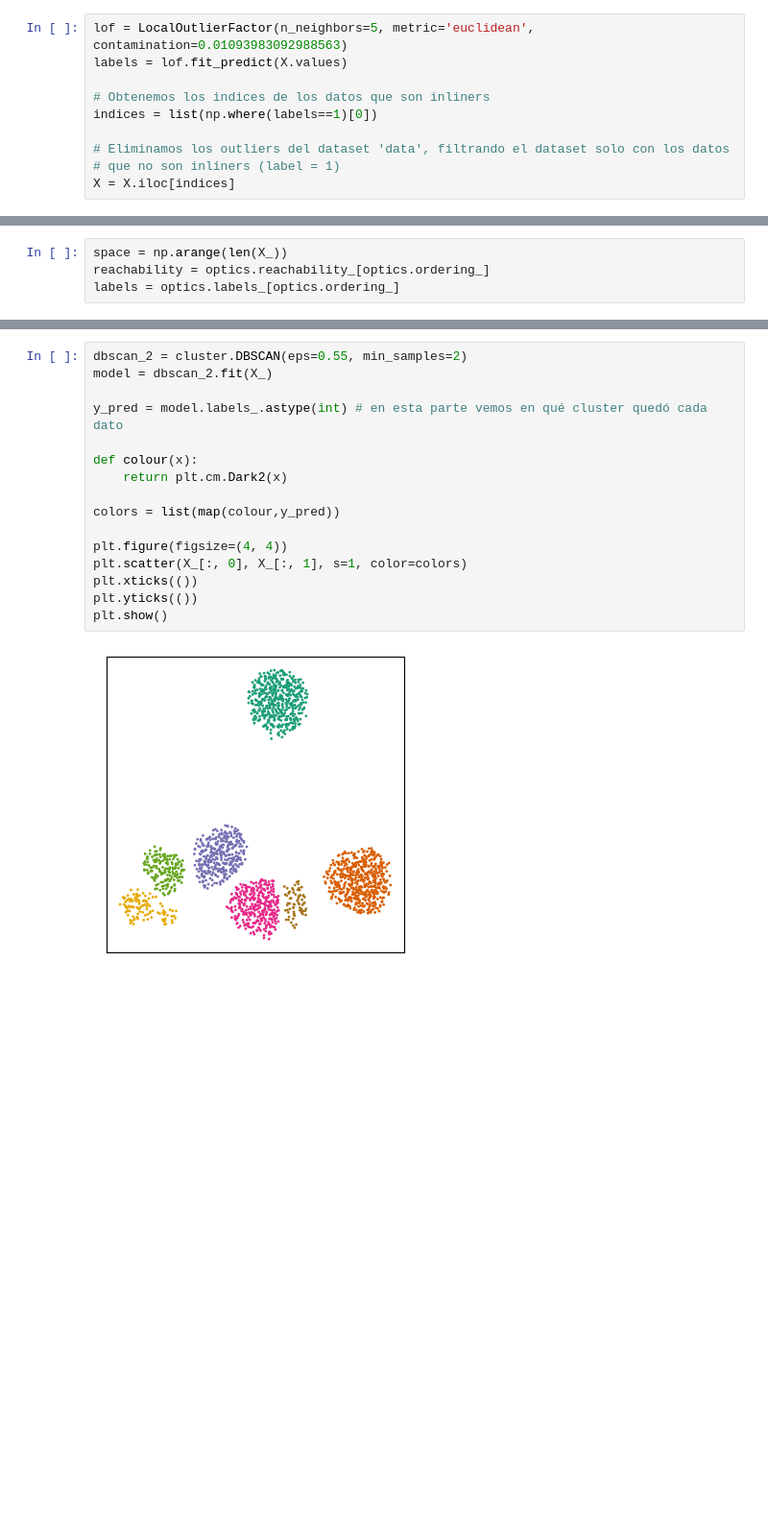
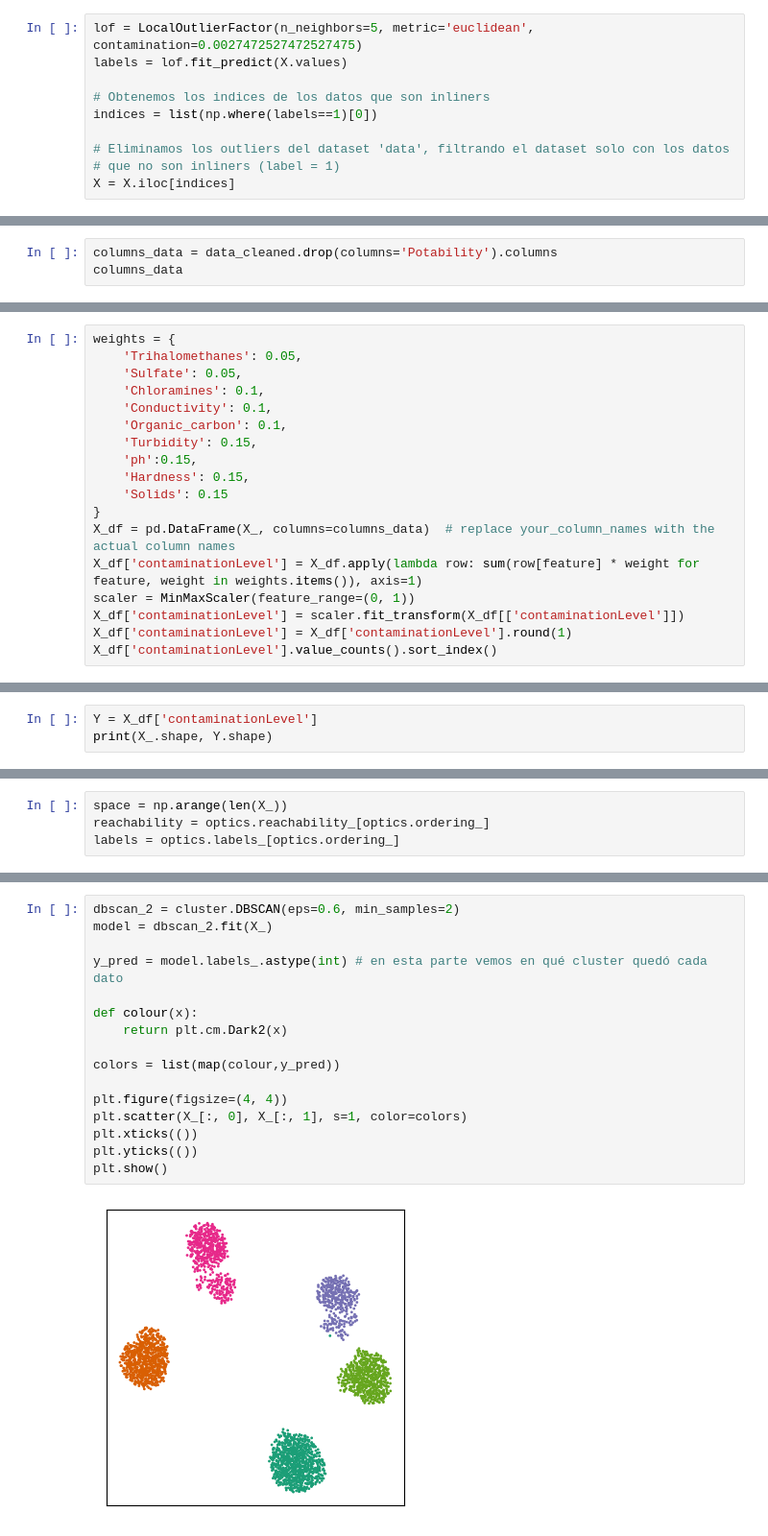
Before and after one commit to pedrozavalat/WaterSafeProject, a Jupyter notebook: clustering/clusteringWaterSafe_DBSCAN_OPTICS.ipynb, the cells around one changed output, grey strips where cells are left out. Shown at 96% size. Saved outputs shown, nothing was run; the diff lists cells and outputs as text; blank space fills up the shorter version.

Commit message:
feat(clustering): DBSCAN & OPTICS, Actualizacion de datos nulos

```diff
--- a/clustering/clusteringWaterSafe_DBSCAN_OPTICS.ipynb
+++ b/clustering/clusteringWaterSafe_DBSCAN_OPTICS.ipynb
@@ -293,5 +115,5 @@ lof_threshold(-2.25, scores) # Contaminacion del medio
 # %%
-lof = LocalOutlierFactor(n_neighbors=5, metric='euclidean', contamination=0.01093983092988563)
+lof = LocalOutlierFactor(n_neighbors=5, metric='euclidean', contamination=0.0027472527472527475)
 labels = lof.fit_predict(X.values)
 
 # Obtenemos los indices de los datos que son inliners
@@ -343,0 +139,3 @@ plt.show()
+# %%
+columns_data = data_cleaned.drop(columns='Potability').columns
+columns_data
@@ -344,2 +146,20 @@ plt.show()
 # %%
 Y = y['contaminationLevel']
+# %%
+weights = {
+    'Trihalomethanes': 0.05,
+    'Sulfate': 0.05,
+    'Chloramines': 0.1,
+    'Conductivity': 0.1,
+    'Organic_carbon': 0.1,
+    'Turbidity': 0.15,
+    'ph':0.15,
+    'Hardness': 0.15,
+    'Solids': 0.15
+}
+X_df = pd.DataFrame(X_, columns=columns_data)  # replace your_column_names with the actual column names
+X_df['contaminationLevel'] = X_df.apply(lambda row: sum(row[feature] * weight for feature, weight in weights.items()), axis=1)
+scaler = MinMaxScaler(feature_range=(0, 1))
+X_df['contaminationLevel'] = scaler.fit_transform(X_df[['contaminationLevel']])
+X_df['contaminationLevel'] = X_df['contaminationLevel'].round(1)
+X_df['contaminationLevel'].value_counts().sort_index()
@@ -345,0 +180,3 @@ Y = y['contaminationLevel']
+# %%
+Y = X_df['contaminationLevel']
+print(X_.shape, Y.shape)
@@ -457,18 +289,18 @@ plt.show()
 # %%
-dbscan_2 = cluster.DBSCAN(eps=0.55, min_samples=2)
+dbscan_2 = cluster.DBSCAN(eps=0.6, min_samples=2)
 model = dbscan_2.fit(X_)
 
 y_pred = model.labels_.astype(int) # en esta parte vemos en qué cluster quedó cada dato
 
 def colour(x):
     return plt.cm.Dark2(x)
 
 colors = list(map(colour,y_pred))
 
 plt.figure(figsize=(4, 4))
 plt.scatter(X_[:, 0], X_[:, 1], s=1, color=colors)
 plt.xticks(())
 plt.yticks(())
 plt.show()
 # %% [output]
-[figure, old version]
+[figure, new version]
```
Also changed, not shown: parts of 35 cells of this notebook.
